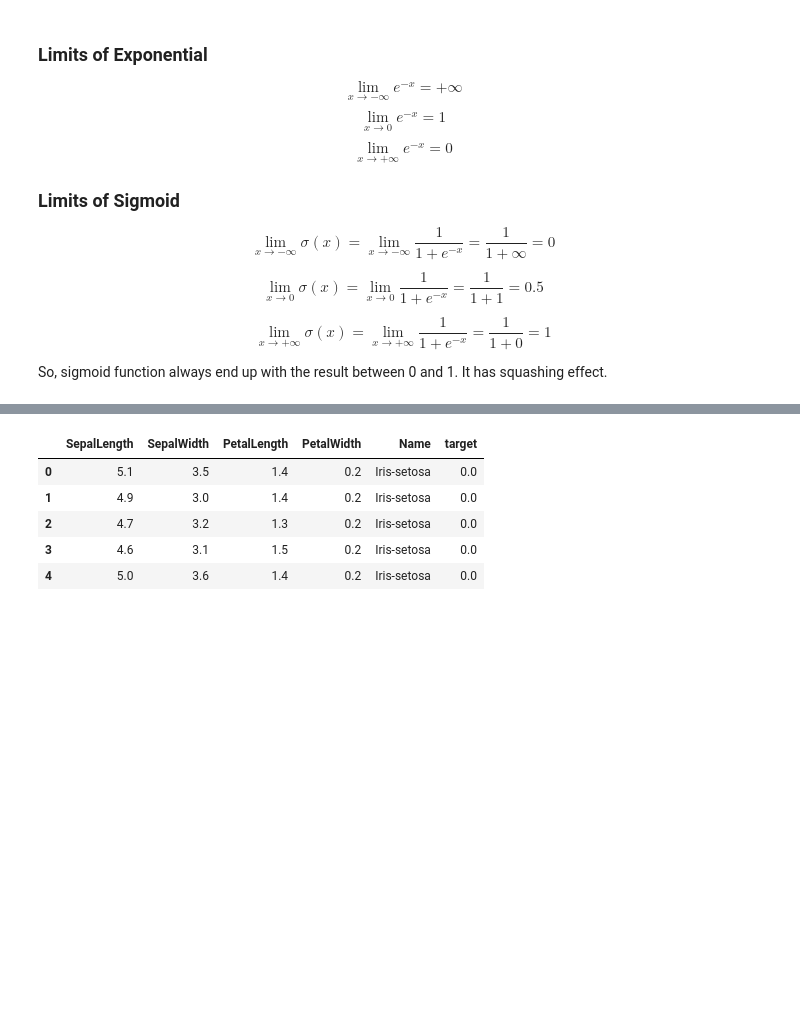
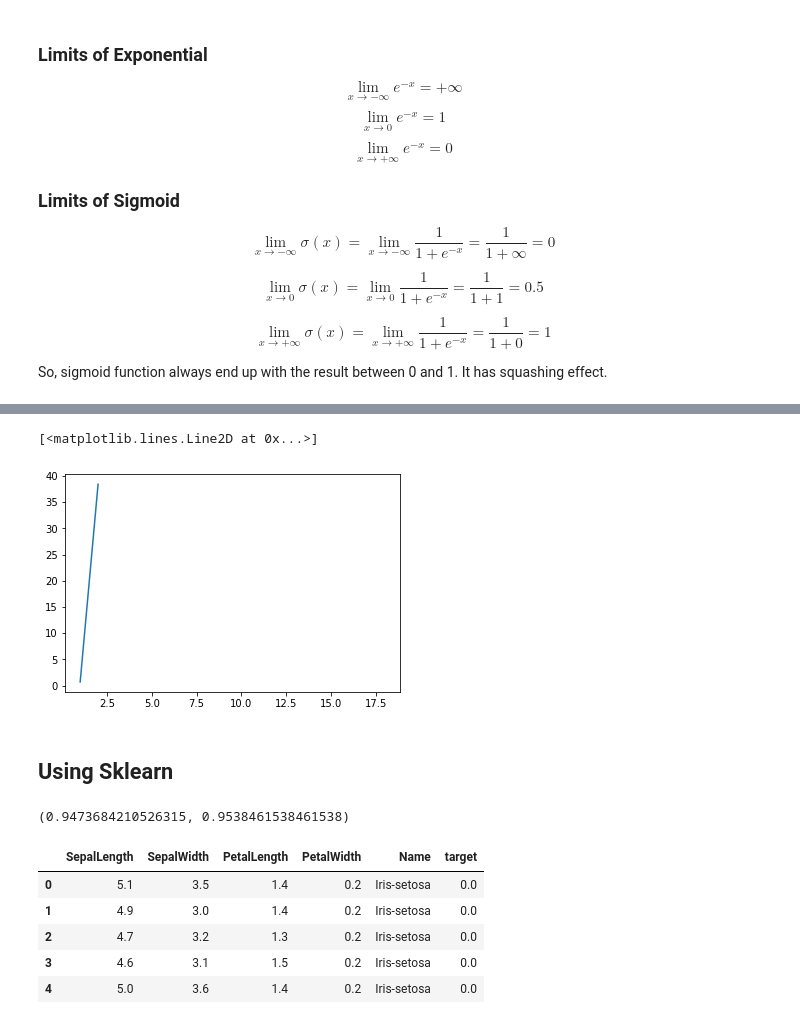
Before and after one commit to bimarshak7/ML-from-Scratch, a Jupyter notebook: logistic_regression.ipynb, the cells around one changed output, grey strips where cells are left out. Saved outputs shown, nothing was run; the diff lists cells and outputs as text; code cells hidden in the pictures; blank space fills up the shorter version.

Commit message:
Logistic Improved

```diff
--- a/logistic_regression.ipynb
+++ b/logistic_regression.ipynb
@@ -67,0 +114,13 @@ Then, use gradient descent to find local minimum.
+# %%
+from sklearn.metrics import confusion_matrix, accuracy_score , f1_score
+from sklearn.datasets import load_breast_cancer
+from sklearn.model_selection import train_test_split
+
+
+data=load_breast_cancer()
+X=data['data']
+y=data['target']
+cols=data.feature_names
+df=pd.DataFrame(X,columns=cols)
+df['target']=y
+df
@@ -67,0 +141,5 @@ Then, use gradient descent to find local minimum.
+# %%
+X_train,X_test,y_train,y_test = train_test_split(X,y,train_size = 0.8,random_state=0)
+# %%
+log_reg=LogisticRegression()
+log_reg.fit(X_train,y_train,epochs=500,lr=0.001)
@@ -67,0 +162,9 @@ Then, use gradient descent to find local minimum.
+# %%
+a=np.arange(1,501)
+# %%
+plt.plot(a,log_reg.loss)
+# %% [output]
+[<matplotlib.lines.Line2D at 0x...>]
+[figure, added]
+# %% [markdown]
+## Using Sklearn
@@ -68,3 +177,7 @@ Then, use gradient descent to find local minimum.
+# %%
+accuracy_score(y_test,sk_pred),f1_score(y_test,sk_pred)
+# %% [output]
+(0.9473684210526315, 0.9538461538461538)
 # %%
 from sklearn.datasets import load_iris
 iris = pd.read_csv('iris.csv')
```
Also changed, not shown: parts of 19 cells of this notebook.
